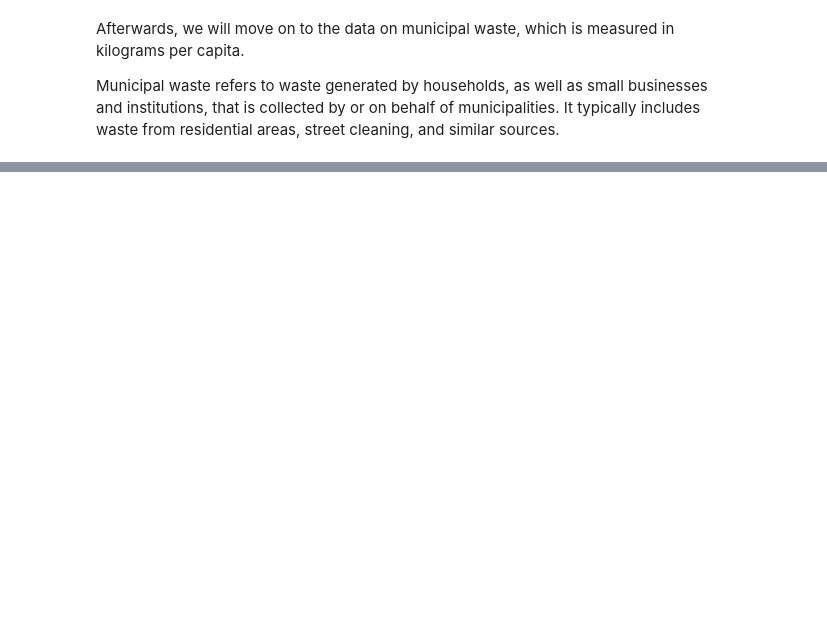
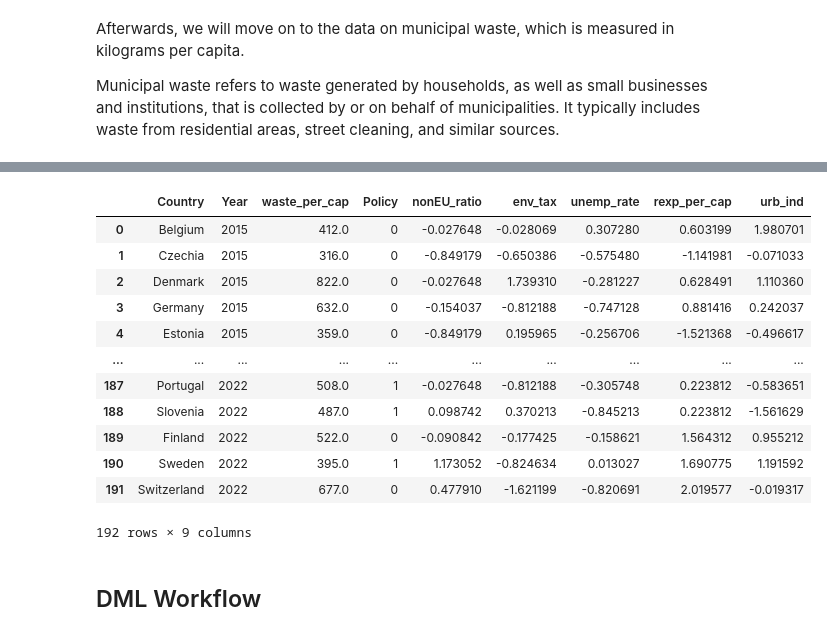
Before and after one commit to anntis/RM-project, a Jupyter notebook: rm_project.ipynb, the cells around one changed output, grey strips where cells are left out. Saved outputs shown, nothing was run; the diff lists cells and outputs as text; code cells hidden in the pictures; blank space fills up the shorter version.

```diff
--- a/rm_project.ipynb
+++ b/rm_project.ipynb
@@ -399,0 +433,35 @@ print(filtered_df.head(20))
+# %%
+# Standardization
+
+# Select columns to be standardized
+columns_to_scale = ['nonEU_ratio', 'env_tax', 'unemp_rate', 'rexp_per_cap', 'urb_ind']
+
+# Keep non-standardized columns separately
+other_columns = ['Country', 'Year', 'waste_per_cap', 'Policy']
+
+# Standardize only the selected columns
+scaler = StandardScaler()
+scaled_data = scaler.fit_transform(df[columns_to_scale])
+
+# Convert the standardized data back to a DataFrame
+to_scaled_df = pd.DataFrame(scaled_data, columns=columns_to_scale, index=df.index)
+
+# Combine standardized and non-standardized columns
+scaled_df = pd.concat([df[other_columns], to_scaled_df], axis=1)
+scaled_df['waste_per_cap'] = pd.to_numeric(scaled_df['waste_per_cap'], errors='coerce')
+
+scaled_df
+# %% [output]
+|  | Country | Year | waste_per_cap | Policy | nonEU_ratio | env_tax | unemp_rate | rexp_per_cap | urb_ind |
+| 0 | Belgium | 2015 | 412.0 | 0 | -0.027648 | -0.028069 | 0.307280 | 0.603199 | 1.980701 |
+| 1 | Czechia | 2015 | 316.0 | 0 | -0.849179 | -0.650386 | -0.575480 | -1.141981 | -0.071033 |
+| 2 | Denmark | 2015 | 822.0 | 0 | -0.027648 | 1.739310 | -0.281227 | 0.628491 | 1.110360 |
+| 3 | Germany | 2015 | 632.0 | 0 | -0.154037 | -0.812188 | -0.747128 | 0.881416 | 0.242037 |
+| 4 | Estonia | 2015 | 359.0 | 0 | -0.849179 | 0.195965 | -0.256706 | -1.521368 | -0.496617 |
+| ... | ... | ... | ... | ... | ... | ... | ... | ... | ... |
+| 187 | Portugal | 2022 | 508.0 | 1 | -0.027648 | -0.812188 | -0.305748 | 0.223812 | -0.583651 |
+| 188 | Slovenia | 2022 | 487.0 | 1 | 0.098742 | 0.370213 | -0.845213 | 0.223812 | -1.561629 |
+| 189 | Finland | 2022 | 522.0 | 0 | -0.090842 | -0.177425 | -0.158621 | 1.564312 | 0.955212 |
+| 190 | Sweden | 2022 | 395.0 | 1 | 1.173052 | -0.824634 | 0.013027 | 1.690775 | 1.191592 |
+| 191 | Switzerland | 2022 | 677.0 | 0 | 0.477910 | -1.621199 | -0.820691 | 2.019577 | -0.019317 |
+192 rows × 9 columns
@@ -399,0 +472,2 @@ print(filtered_df.head(20))
+# %% [markdown]
+## DML Workflow
```
Also changed, not shown: parts of 34 cells of this notebook, 13 other files.
